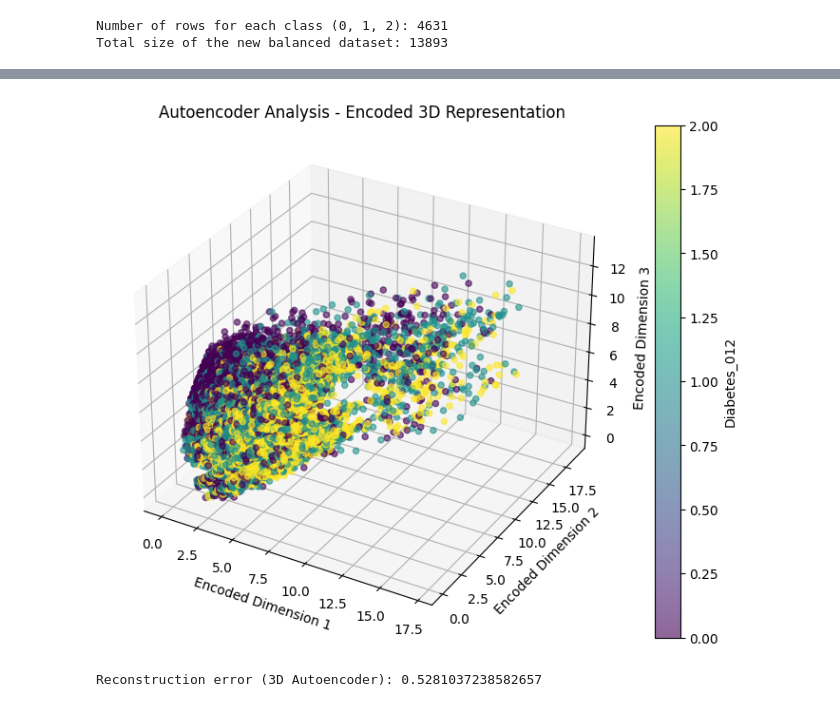
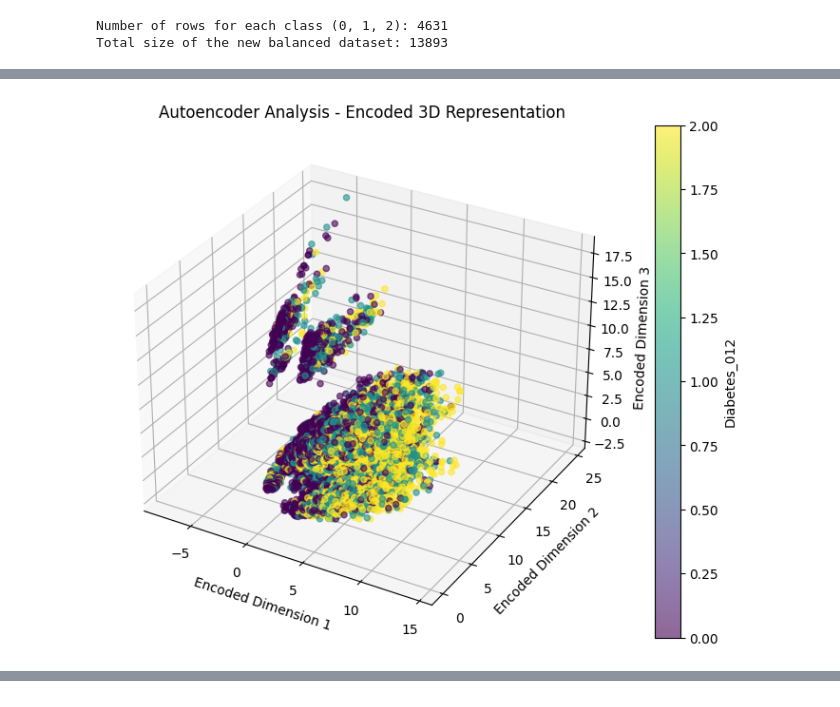
Before and after one commit to lele1001/CS483-BigDataMining-Project, a Jupyter notebook: Dimensionality Reduction/PCA_TSNE_NN.ipynb, the cells around one changed output, grey strips where cells are left out. Saved outputs shown, nothing was run; the diff lists cells and outputs as text; code cells hidden in the pictures.

Commit message:
expanded t-SNE and Autoencoders

```diff
--- a/Dimensionality Reduction/PCA_TSNE_NN.ipynb
+++ b/Dimensionality Reduction/PCA_TSNE_NN.ipynb
@@ -145,15 +188,17 @@ input_dim = features_scaled.shape[1]
 input_layer = Input(shape=(input_dim,))
 
 # Autoencoder model for 3D representation
-encoder_3d = Dense(10, activation='relu')(input_layer)
-encoder_3d = Dense(3, activation='relu')(encoder_3d)
-decoder_3d = Dense(10, activation='relu')(encoder_3d)
+encoder_3d = Dense(16, activation='leaky_relu')(input_layer)
+encoder_3d = Dense(8, activation='leaky_relu')(encoder_3d)
+encoder_3d = Dense(3, activation='leaky_relu')(encoder_3d)
+decoder_3d = Dense(8, activation='leaky_relu')(encoder_3d)
+decoder_3d = Dense(16, activation='leaky_relu')(decoder_3d)
 decoder_3d = Dense(input_dim, activation='linear')(decoder_3d)
 autoencoder_3d = Model(inputs=input_layer, outputs=decoder_3d)
 
 # Compile and train the model
 autoencoder_3d.compile(optimizer='adam', loss='mse')
-autoencoder_3d.fit(features_scaled, features_scaled, epochs=25, batch_size=16, shuffle=True, verbose=True)
+history = autoencoder_3d.fit(features_scaled, features_scaled, epochs=40, batch_size=16, shuffle=True, verbose=True)
 
 # Extract 3D encoded representation and compute reconstruction error
 encoder_model_3d = Model(inputs=input_layer, outputs=encoder_3d)
@@ -178,0 +239 @@ To enable the following instructions: AVX2 FMA, in other operations, rebuild Ten
+[figure, new version]
@@ -196,2 +240,0 @@ Epoch 25/25
-[figure, old version]
-Reconstruction error (3D Autoencoder): 0.5281037238582657
```
Also changed, not shown: parts of 7 cells of this notebook.
